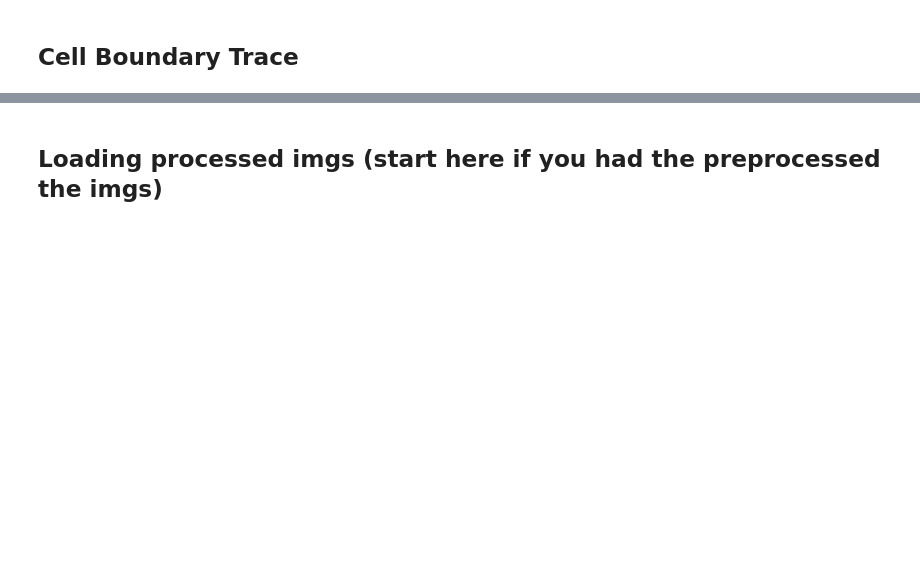
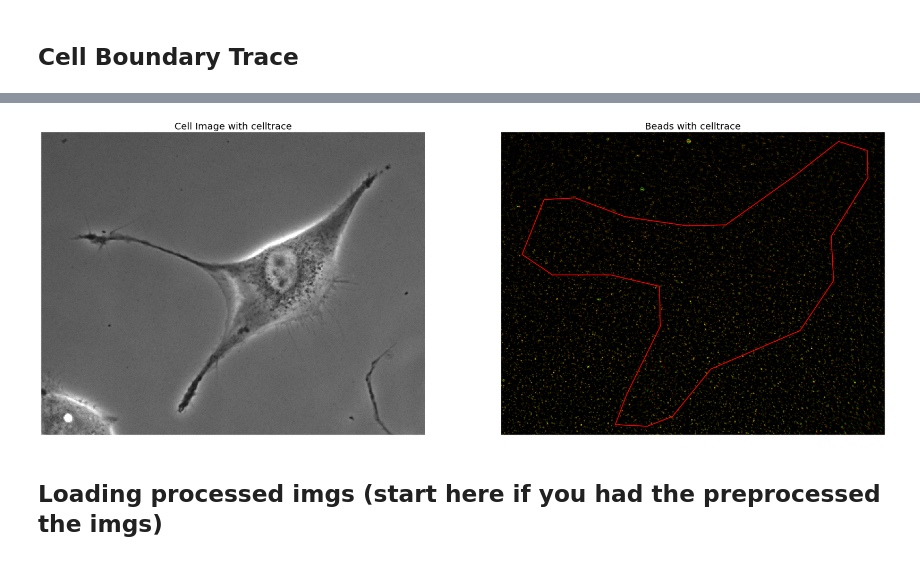
Before and after one commit to htmtri/pythonTFM, a Jupyter notebook: TFM_PIV.ipynb, the cells around one changed output, grey strips where cells are left out. Drawn from its saved outputs; the diff is of its cells as text; code cells hidden in the pictures; blank space fills up the shorter version.

```diff
--- a/TFM_PIV.ipynb
+++ b/TFM_PIV.ipynb
@@ -91,24 +118,28 @@ plt.show(block=False)
 
 cell_roi = RoiPoly(color='r',fig=fig,show_fig=False)
 # %%
-plt.figure()
-plt.imshow(cellimg,cmap='gray',vmin=0,vmax=0.5*cellimg.max())
-cell_roi.display_roi()
-plt.title('With celltrace')
-plt.show(block=False)
+%matplotlib inline
 
 #plt.figure()
 #plt.plot(cell_roi.x,cell_roi.y,color='r',linewidth=2.5)
 #plt.plot(cell_roi.x + [cell_roi.x[0]],cell_roi.y + [cell_roi.y[0]],color='b')
 #plt.show(block=False)
 #cell_roi does not close boundary itself
 cellx = np.array(cell_roi.x + [cell_roi.x[0]])
 celly = np.array(cell_roi.y + [cell_roi.y[0]])
 
-plt.figure()
-plt.imshow(cimg,cmap='gray',vmin=0,vmax=0.5*cellimg.max())
-plt.plot(cellx,celly,color='r')
-plt.title('With celltrace')
+fig, ax = plt.subplots(nrows=1,ncols=2,figsize=(32,20),sharex=True,sharey=True)
+ax[0].imshow(cellimg,cmap='gray',vmin=0,vmax=0.5*cellimg.max())
+cell_roi.display_roi()
+ax[0].axis('off')
+ax[0].set_title('Cell Image with celltrace',fontsize=20)
+
+ax[1].imshow(cimg,cmap='gray',vmin=0,vmax=0.5*cellimg.max())
+ax[1].plot(cellx,celly,color='r')
+ax[1].axis('off')
+ax[1].set_title('Beads with celltrace',fontsize=20)
 plt.show(block=False)
+# %% [output]
+[figure, added]
 # %% [markdown]
 ## Loading processed imgs (start here if you had the preprocessed the imgs)
```
Also changed, not shown: parts of 16 cells of this notebook, 1 other file.
